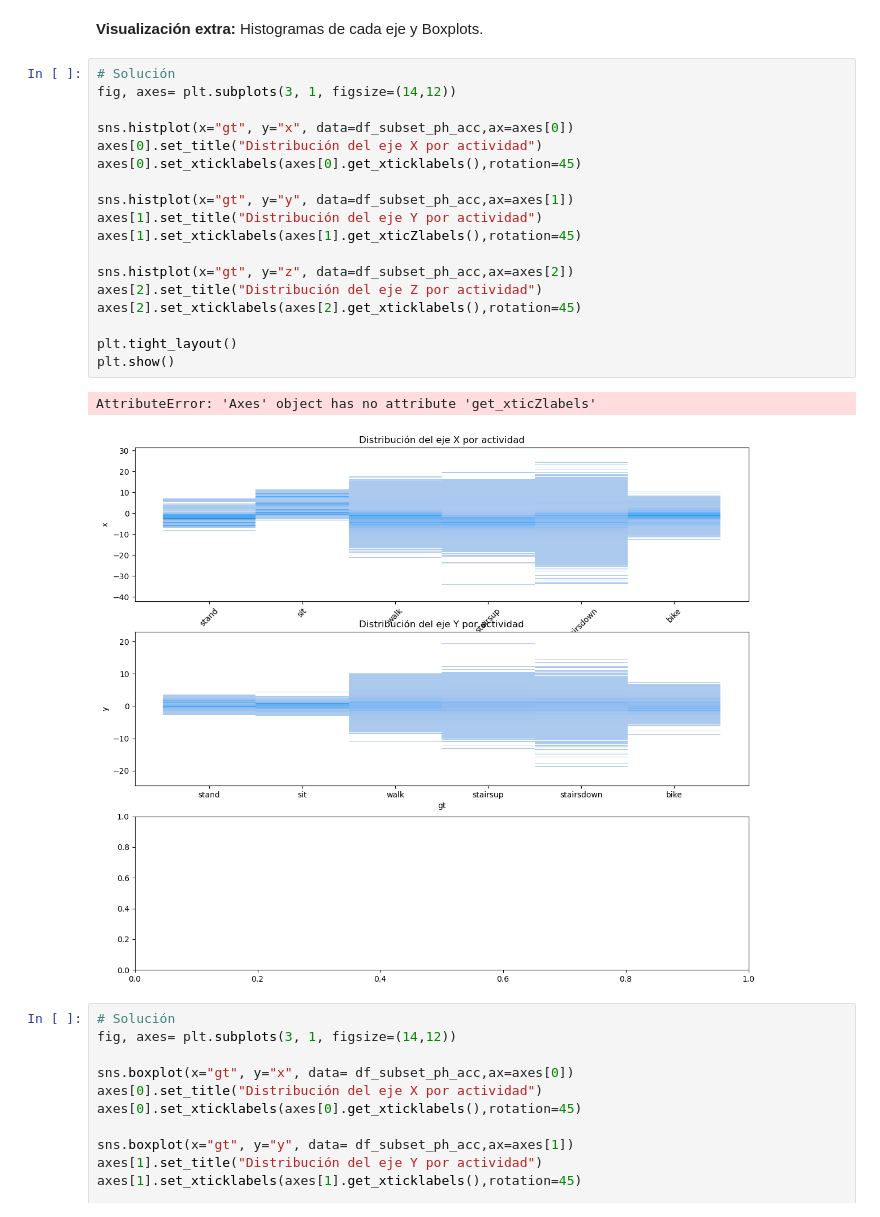
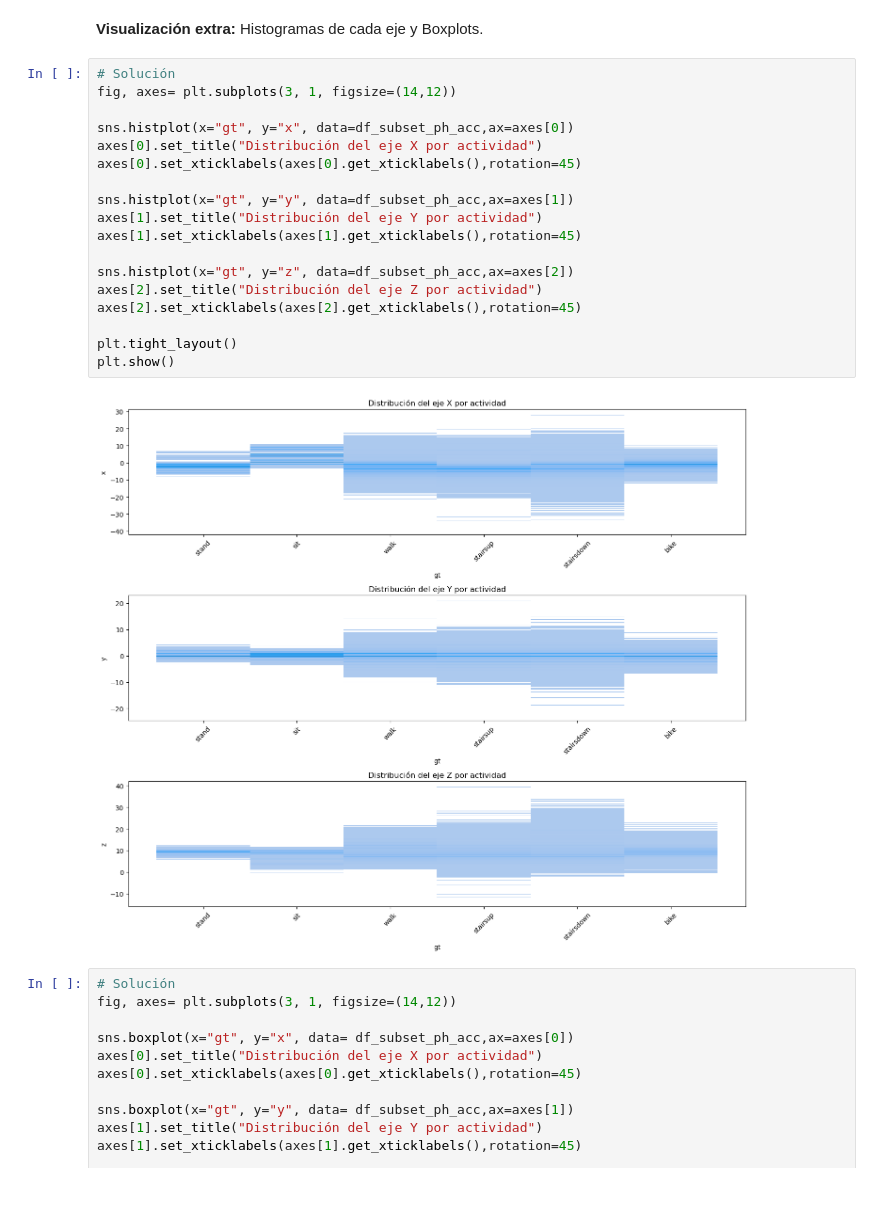
Before and after one commit to WillyCarballo-Lafuente/MicroDatosIA, a Jupyter notebook: 04-data-analysis/har-activity-recognition/ejercicios_har.ipynb, the cells around one changed output. Drawn from its saved outputs; the diff is of its cells as text.

```diff
--- a/04-data-analysis/har-activity-recognition/ejercicios_har.ipynb
+++ b/04-data-analysis/har-activity-recognition/ejercicios_har.ipynb
@@ -154,24 +128,23 @@ max    2.792894e+01  2.080815e+01  3.931801e+01
 # %%
 # Solución
 fig, axes= plt.subplots(3, 1, figsize=(14,12))
 
 sns.histplot(x="gt", y="x", data=df_subset_ph_acc,ax=axes[0])
 axes[0].set_title("Distribución del eje X por actividad")
 axes[0].set_xticklabels(axes[0].get_xticklabels(),rotation=45)
 
 sns.histplot(x="gt", y="y", data=df_subset_ph_acc,ax=axes[1])
 axes[1].set_title("Distribución del eje Y por actividad")
-axes[1].set_xticklabels(axes[1].get_xticZlabels(),rotation=45)
+axes[1].set_xticklabels(axes[1].get_xticklabels(),rotation=45)
 
 sns.histplot(x="gt", y="z", data=df_subset_ph_acc,ax=axes[2])
 axes[2].set_title("Distribución del eje Z por actividad")
 axes[2].set_xticklabels(axes[2].get_xticklabels(),rotation=45)
 
 plt.tight_layout()
 plt.show()
 # %% [output]
-AttributeError: 'Axes' object has no attribute 'get_xticZlabels'
-[figure, old version]
+[figure, new version]
 # %%
 # Solución
 fig, axes= plt.subplots(3, 1, figsize=(14,12))
```
Also changed, not shown: parts of 16 cells of this notebook.
